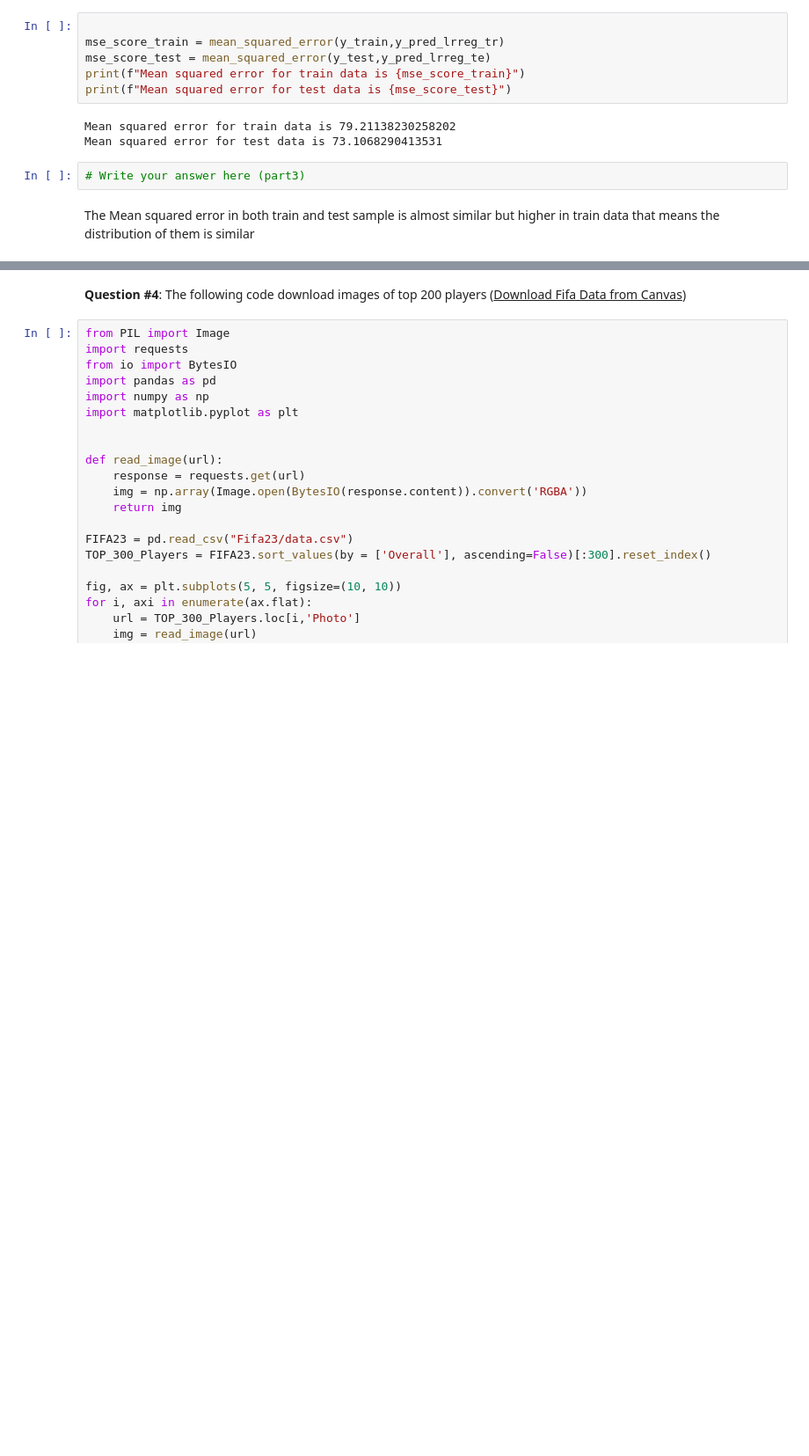
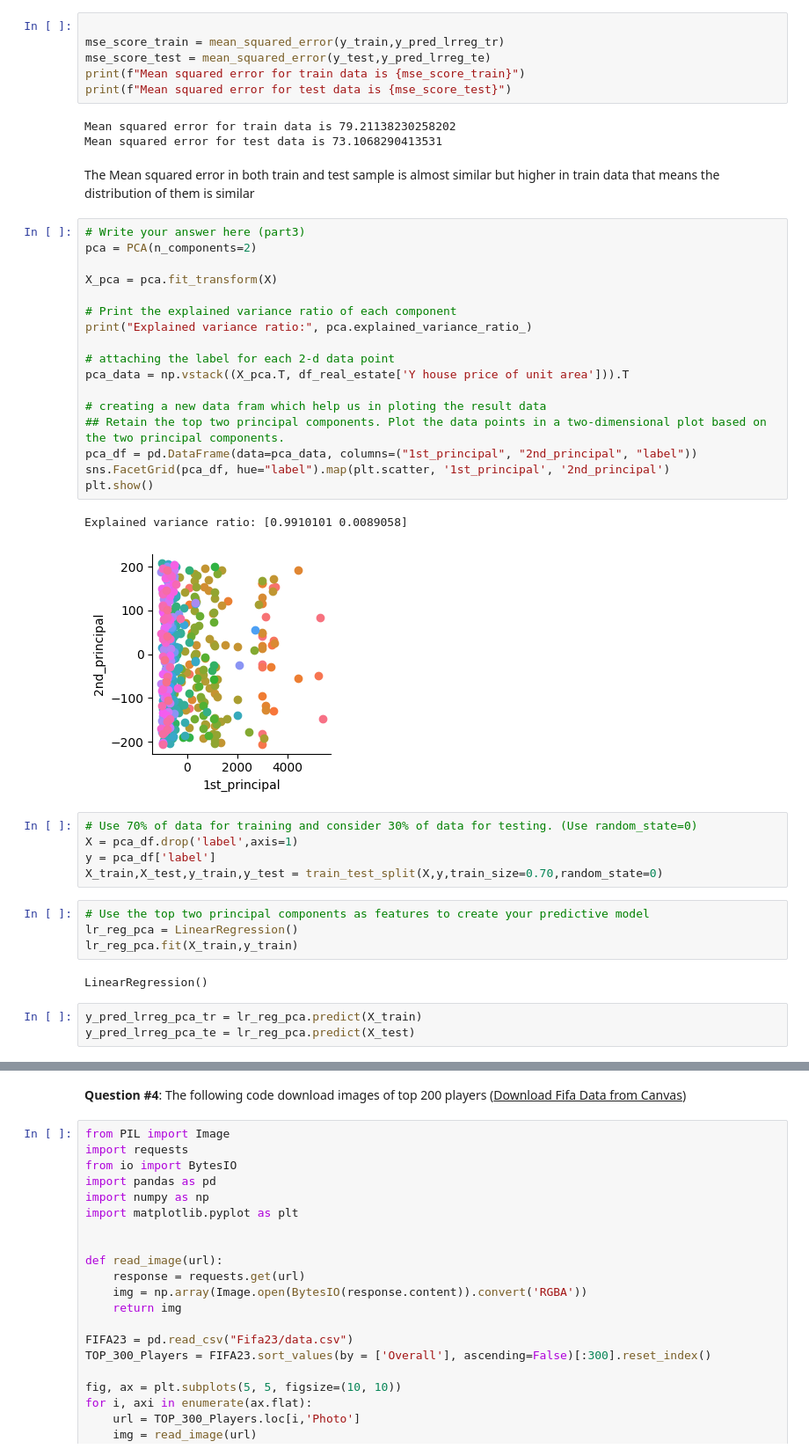
Before and after one commit to Sachin-Sarathe/ABI-Assignment, a Jupyter notebook: vineeth/Assignment#2.ipynb, the cells around one changed output, grey strips where cells are left out. Shown at 88% size. Saved outputs shown, nothing was run; the diff lists cells and outputs as text; blank space fills up the shorter version.

```diff
--- a/vineeth/Assignment#2.ipynb
+++ b/vineeth/Assignment#2.ipynb
@@ -417,7 +430,39 @@ print(f"Mean squared error for test data is {mse_score_test}")
 # %% [output]
 Mean squared error for train data is 79.21138230258202
 Mean squared error for test data is 73.1068290413531
-# %%
-# Write your answer here (part3)
 # %% [markdown]
 The Mean squared error in both train and test sample is almost similar but higher in train data that means the distribution of them is similar
+# %%
+# Write your answer here (part3)
+pca = PCA(n_components=2)
+
+X_pca = pca.fit_transform(X)
+
+# Print the explained variance ratio of each component
+print("Explained variance ratio:", pca.explained_variance_ratio_)
+
+# attaching the label for each 2-d data point
+pca_data = np.vstack((X_pca.T, df_real_estate['Y house price of unit area'])).T
+
+# creating a new data fram which help us in ploting the result data
+## Retain the top two principal components. Plot the data points in a two-dimensional plot based on the two principal components.
+pca_df = pd.DataFrame(data=pca_data, columns=("1st_principal", "2nd_principal", "label"))
+sns.FacetGrid(pca_df, hue="label").map(plt.scatter, '1st_principal', '2nd_principal')
+plt.show()
+# %% [output]
+Explained variance ratio: [0.9910101 0.0089058]
+[figure, added]
+# %%
+# Use 70% of data for training and consider 30% of data for testing. (Use random_state=0)
+X = pca_df.drop('label',axis=1)
+y = pca_df['label']
+X_train,X_test,y_train,y_test = train_test_split(X,y,train_size=0.70,random_state=0)
+# %%
+# Use the top two principal components as features to create your predictive model
+lr_reg_pca = LinearRegression()
+lr_reg_pca.fit(X_train,y_train)
+# %% [output]
+LinearRegression()
+# %%
+y_pred_lrreg_pca_tr = lr_reg_pca.predict(X_train)
+y_pred_lrreg_pca_te = lr_reg_pca.predict(X_test)
```
Also changed, not shown: parts of 22 cells of this notebook.
